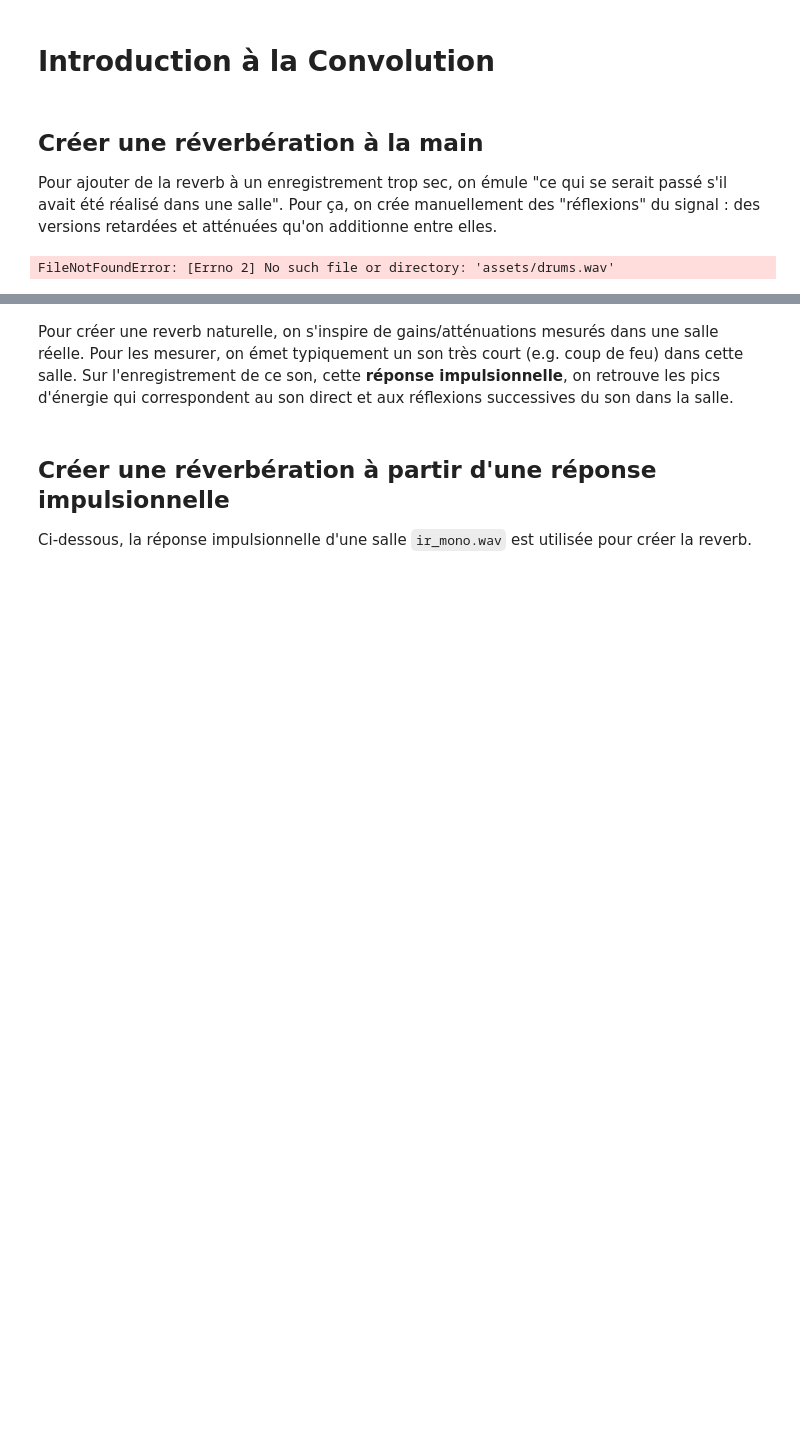
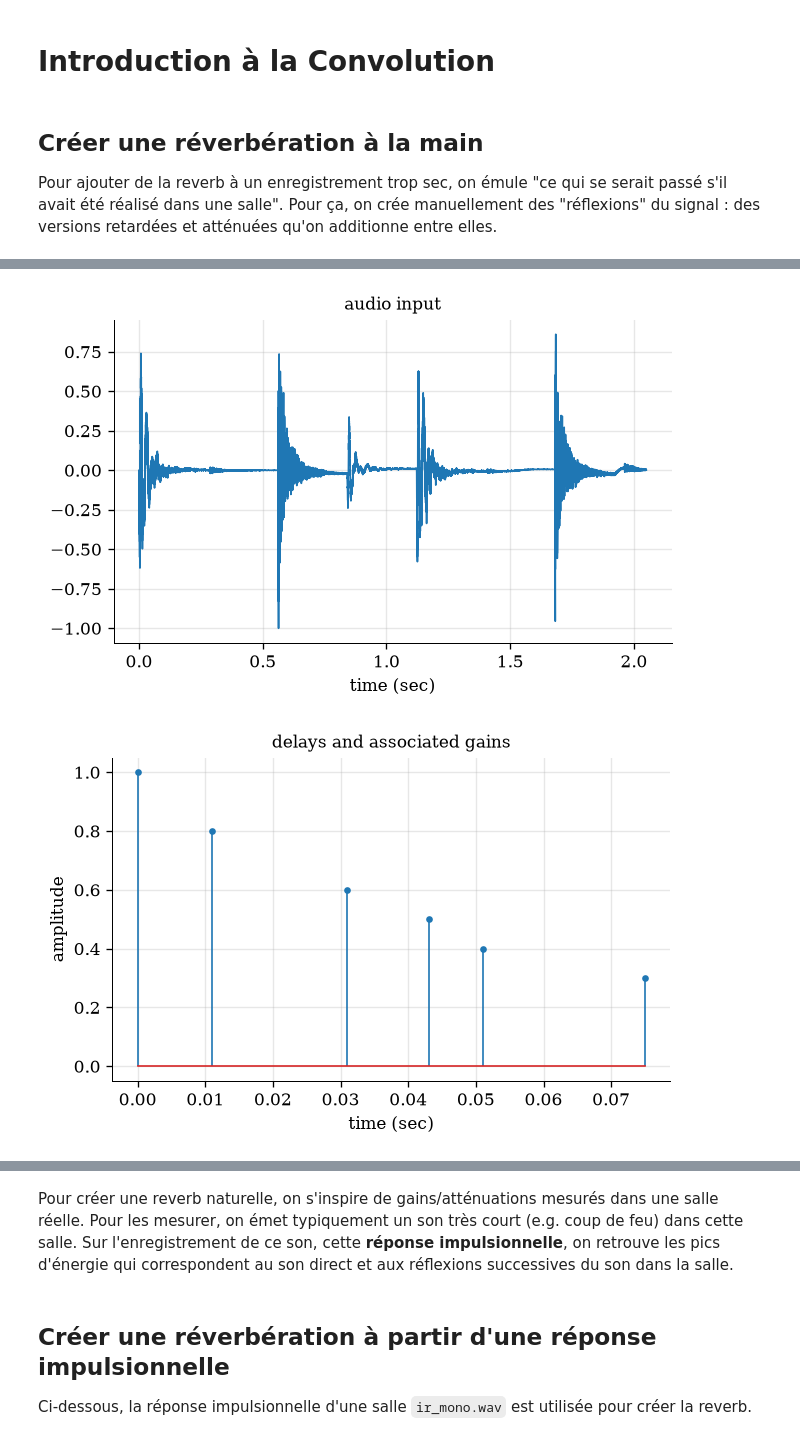
Before and after one commit to PyrApple/jupyterlite_signal_processing_ens, a Jupyter notebook: content/courses/3_convolution_introduction.ipynb, the cells around one changed output, grey strips where cells are left out. Drawn from its saved outputs; the diff is of its cells as text; code cells hidden in the pictures; blank space fills up the shorter version.

Commit message:
fixed typo in assets path access

```diff
--- a/content/courses/3_convolution_introduction.ipynb
+++ b/content/courses/3_convolution_introduction.ipynb
@@ -15,7 +15,7 @@ Pour ça, on crée manuellement des "réflexions" du signal : des versions retar
 reverb = {'gains':[1, 0.8, 0.6, 0.5, 0.4, 0.3], 'delays': [0, 11, 31, 43, 51, 75]}
 
 # load audio file
-audio_in, fs = wavread('assets/drums.wav')
+audio_in, fs = wavread('../assets/drums.wav')
 
 # play
 playsound(audio_in, fs)
@@ -66,4 +66,3 @@ plt.title('delayed audio and final output')
 plt.xlim([0, 1]); plt.legend(loc = 'upper right');
 plt.show()
 # %% [output]
-FileNotFoundError: [Errno 2] No such file or directory: 'assets/drums.wav'
@@ -69,0 +70,2 @@ FileNotFoundError: [Errno 2] No such file or directory: 'assets/drums.wav'
+[figure, added]
+[figure, added]
```
Also changed, not shown: parts of 2 cells of this notebook, 2 other files.
